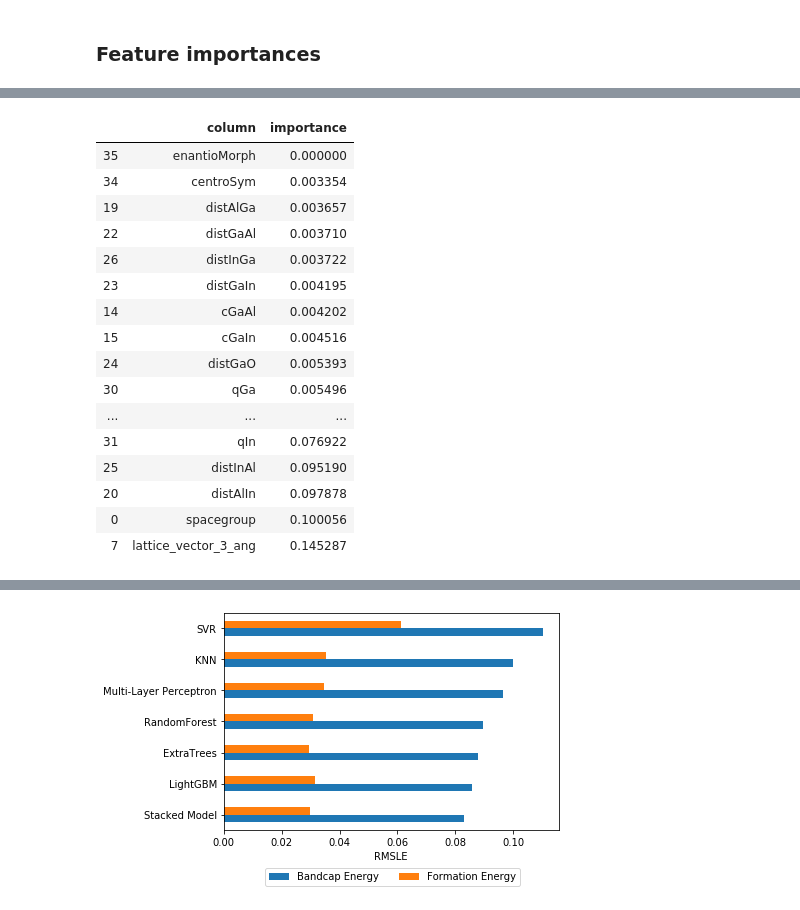
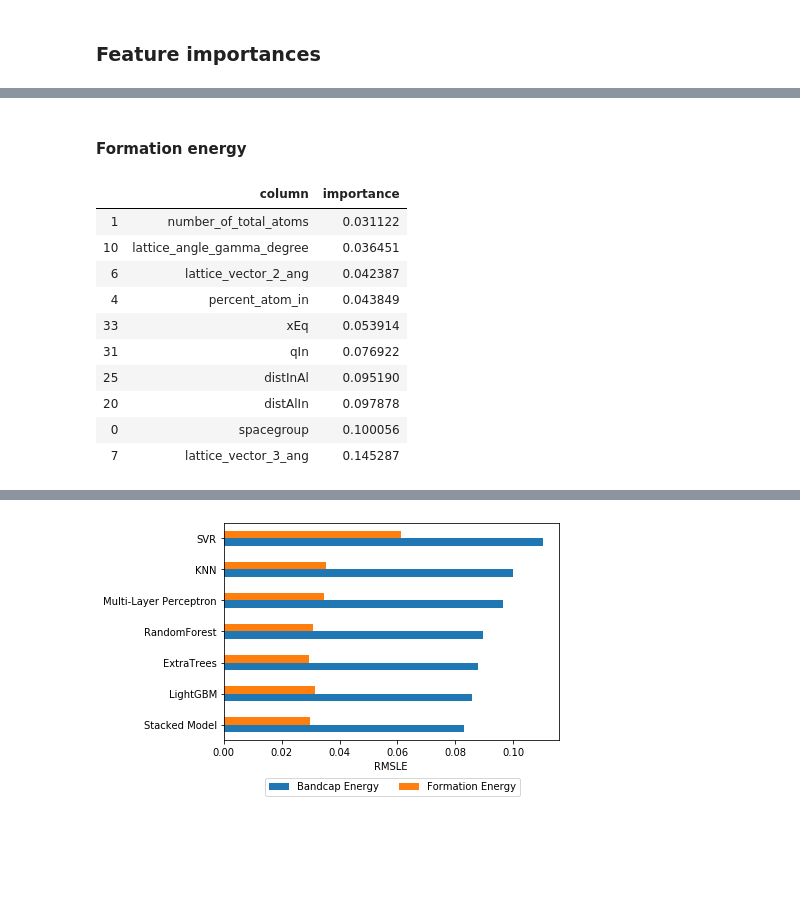
Before and after one commit to taidopurason/nomad2018, a Jupyter notebook: Model training 2.ipynb, the cells around one changed output, grey strips where cells are left out. Drawn from its saved outputs; the diff is of its cells as text; code cells hidden in the pictures; blank space fills up the shorter version.

```diff
--- a/Model training 2.ipynb
+++ b/Model training 2.ipynb
@@ -41,5 +49,6 @@ print(evaluate_CV(lgbm_be, X_full, np.log1p(y_be), metric=rmsle_scorer_exp))
 # %%
-lgbm_be.fit(X_full, np.log1p(y_be))
-lgbm_fe.fit(X_full, np.log1p(y_fe))
-save_results(np.expm1(lgbm_fe.predict(X_full_test)), np.expm1(lgbm_be.predict(X_full_test)), "baseline")
+# for submitting to Kaggle
+#lgbm_be.fit(X_full, np.log1p(y_be))
+#lgbm_fe.fit(X_full, np.log1p(y_fe))
+#save_results(np.expm1(lgbm_fe.predict(X_full_test)), np.expm1(lgbm_be.predict(X_full_test)), "baseline")
 # %% [markdown]
@@ -399,10 +417,10 @@ print(evaluate_CV(stack_be, X_full_be.values, y_be.values, metric=rmsle_scorer_e
 # %%
 # Submission to kaggle
-et_params_fe={'bootstrap': True, 'max_depth': None, 'n_estimators': 250, 'random_state': 3}
-et_fe = ExtraTreesRegressor(**et_params_fe)
+#et_params_fe={'bootstrap': True, 'max_depth': None, 'n_estimators': 250, 'random_state': 3}
+#et_fe = ExtraTreesRegressor(**et_params_fe)
 
-stack_be.fit(X_full_be.values, np.log1p(y_be.values))
-et_fe.fit(X_full_fe, np.log1p(y_fe))
+#stack_be.fit(X_full_be.values, np.log1p(y_be.values))
+#et_fe.fit(X_full_fe, np.log1p(y_fe))
 
 # saving the result
 #save_results(np.expm1(et_fe.predict(X_full_test_fe)), np.expm1(stack_be.predict(X_full_test_be)), "et_fe + stack_be log 2")
@@ -432,18 +431,16 @@ array([0.10005642, 0.03112189, 0.01757936, 0.01655565, 0.04384873,
+# %% [markdown]
+#### Formation energy
 # %%
-pd.DataFrame({"column":X_full_fe.columns, "importance":et_fe.feature_importances_}).sort_values(by="importance")
+et_fe.fit(X_full_fe, np.log1p(y_fe))
+et_fe.feature_importances_
+pd.DataFrame({"column":X_full_fe.columns, "importance":et_fe.feature_importances_}).sort_values(by="importance").tail(10)
 # %% [output]
 |  | column | importance |
-| 35 | enantioMorph | 0.000000 |
-| 34 | centroSym | 0.003354 |
-| 19 | distAlGa | 0.003657 |
-| 22 | distGaAl | 0.003710 |
-| 26 | distInGa | 0.003722 |
-| 23 | distGaIn | 0.004195 |
-| 14 | cGaAl | 0.004202 |
-| 15 | cGaIn | 0.004516 |
-| 24 | distGaO | 0.005393 |
-| 30 | qGa | 0.005496 |
-| ... | ... | ... |
+| 1 | number_of_total_atoms | 0.031122 |
+| 10 | lattice_angle_gamma_degree | 0.036451 |
+| 6 | lattice_vector_2_ang | 0.042387 |
+| 4 | percent_atom_in | 0.043849 |
+| 33 | xEq | 0.053914 |
 | 31 | qIn | 0.076922 |
 | 25 | distInAl | 0.095190 |
 | 20 | distAlIn | 0.097878 |
```
Also changed, not shown: parts of 40 cells of this notebook.
